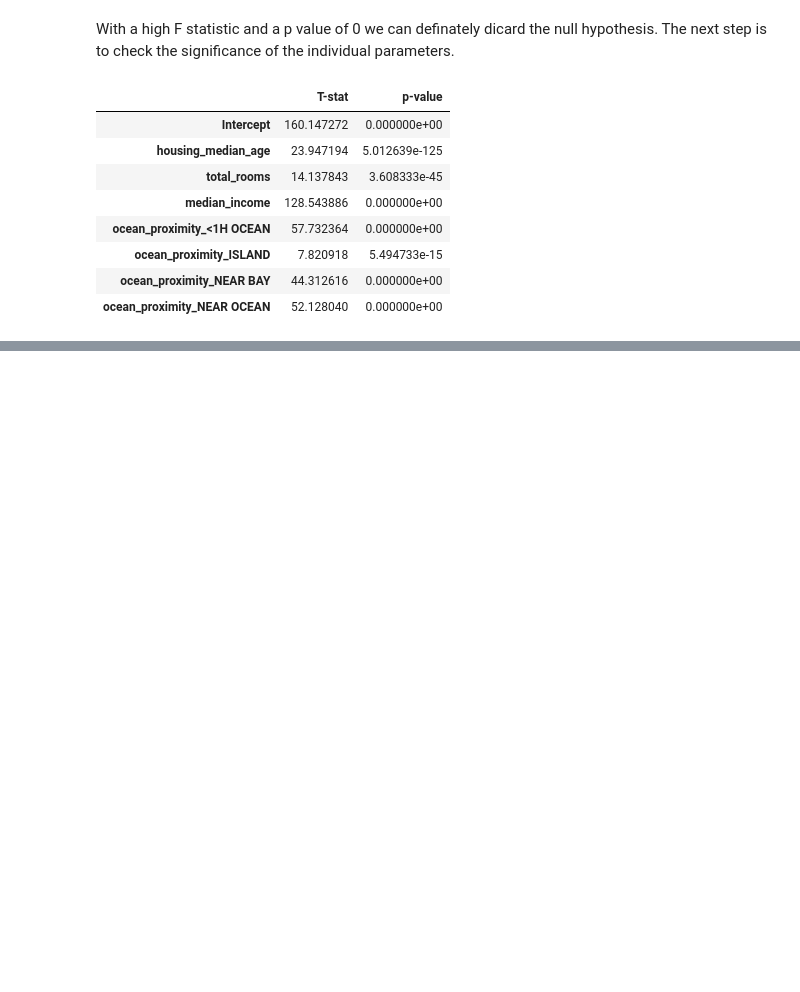
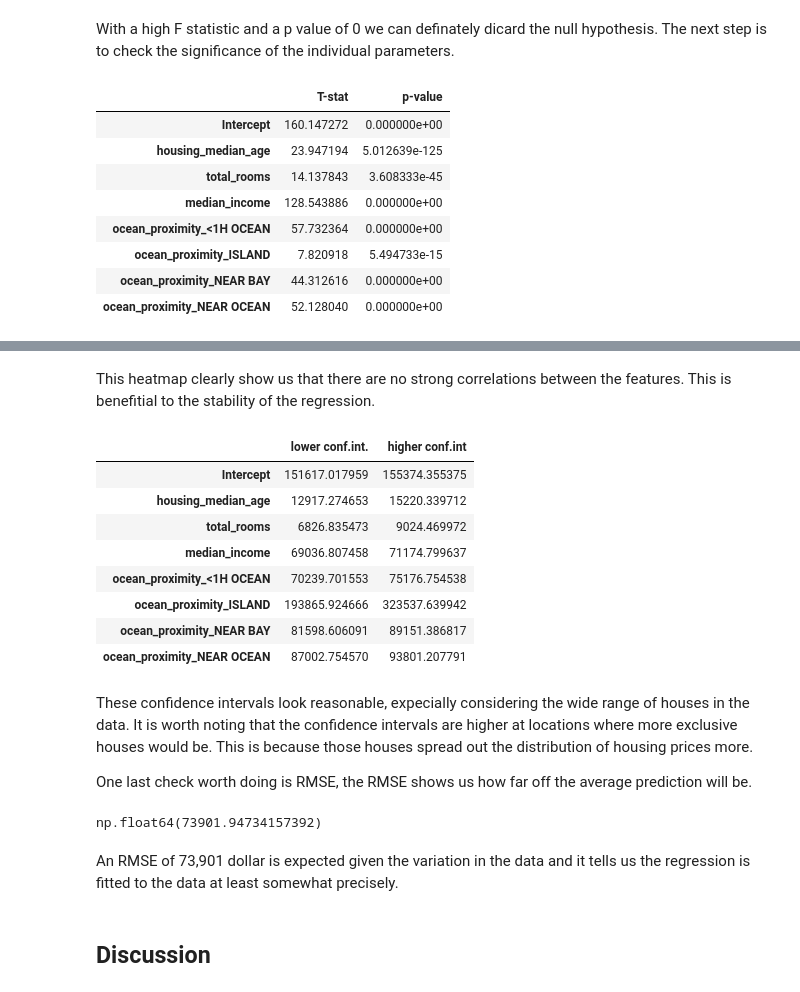
Before and after one commit to Theodor-Helje/python-programming-Theodor-Helje, a Jupyter notebook: Statistiska metoder/Labb/labb_assignment.ipynb, the cells around one changed output, grey strips where cells are left out. Saved outputs shown, nothing was run; the diff lists cells and outputs as text; code cells hidden in the pictures; blank space fills up the shorter version.

```diff
--- a/Statistiska metoder/Labb/labb_assignment.ipynb
+++ b/Statistiska metoder/Labb/labb_assignment.ipynb
@@ -173,0 +189,30 @@ reg.SSE, reg.MSE
+# %% [markdown]
+This heatmap clearly show us that there are no strong correlations between the features. This is benefitial to the stability of the regression.
+# %%
+pd.DataFrame(
+    reg.confidence_intervals,
+    index=['Intercept', *X.columns],
+    columns=['lower conf.int.', 'higher conf.int']
+)
+# %% [output]
+|  | lower conf.int. | higher conf.int |
+| Intercept | 151617.017959 | 155374.355375 |
+| housing_median_age | 12917.274653 | 15220.339712 |
+| total_rooms | 6826.835473 | 9024.469972 |
+| median_income | 69036.807458 | 71174.799637 |
+| ocean_proximity_<1H OCEAN | 70239.701553 | 75176.754538 |
+| ocean_proximity_ISLAND | 193865.924666 | 323537.639942 |
+| ocean_proximity_NEAR BAY | 81598.606091 | 89151.386817 |
+| ocean_proximity_NEAR OCEAN | 87002.754570 | 93801.207791 |
+# %% [markdown]
+These confidence intervals look reasonable, expecially considering the wide range of houses in the data. It is worth noting that the confidence intervals are higher at locations where more exclusive houses would be. This is because those houses spread out the distribution of housing prices more.
+
+One last check worth doing is RMSE, the RMSE shows us how far off the average prediction will be.
+# %%
+reg.RMSE
+# %% [output]
+np.float64(73901.94734157392)
+# %% [markdown]
+An RMSE of 73,901 dollar is expected given the variation in the data and it tells us the regression is fitted to the data at least somewhat precisely.
+# %% [markdown]
+## Discussion
```
Also changed, not shown: parts of 8 cells of this notebook, 1 other file.
